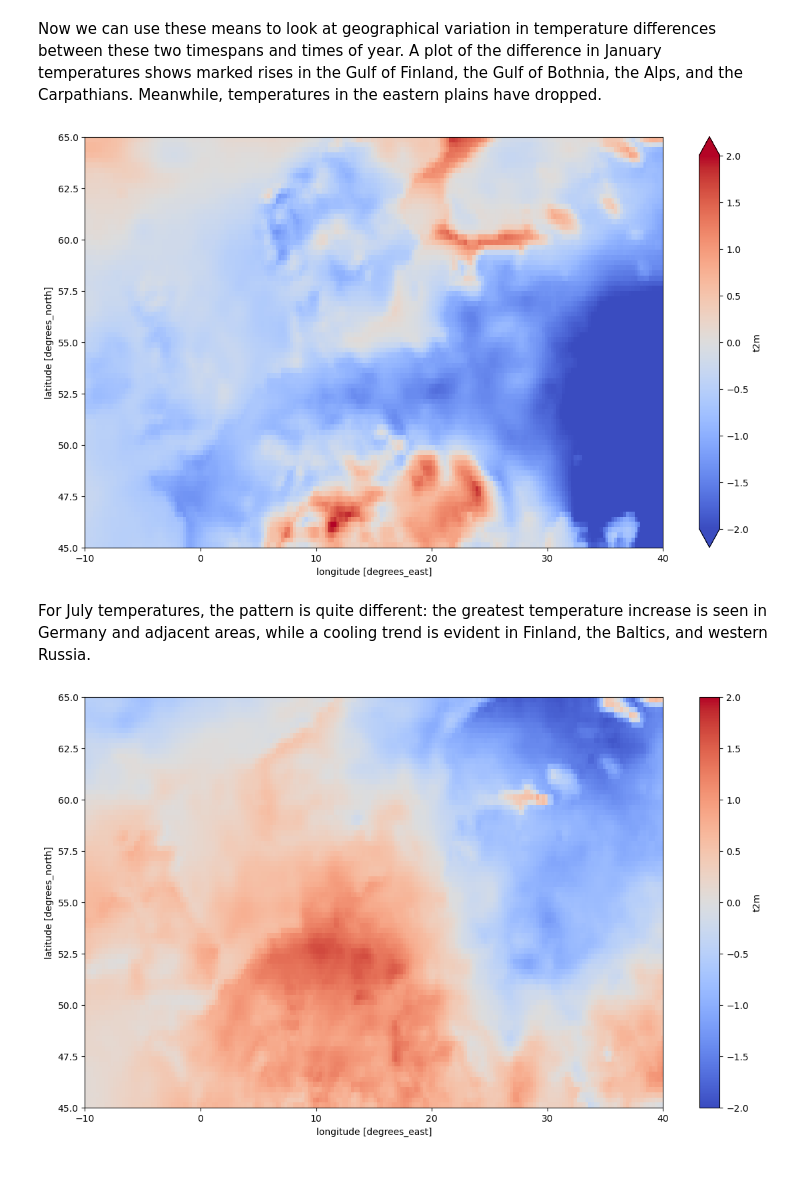
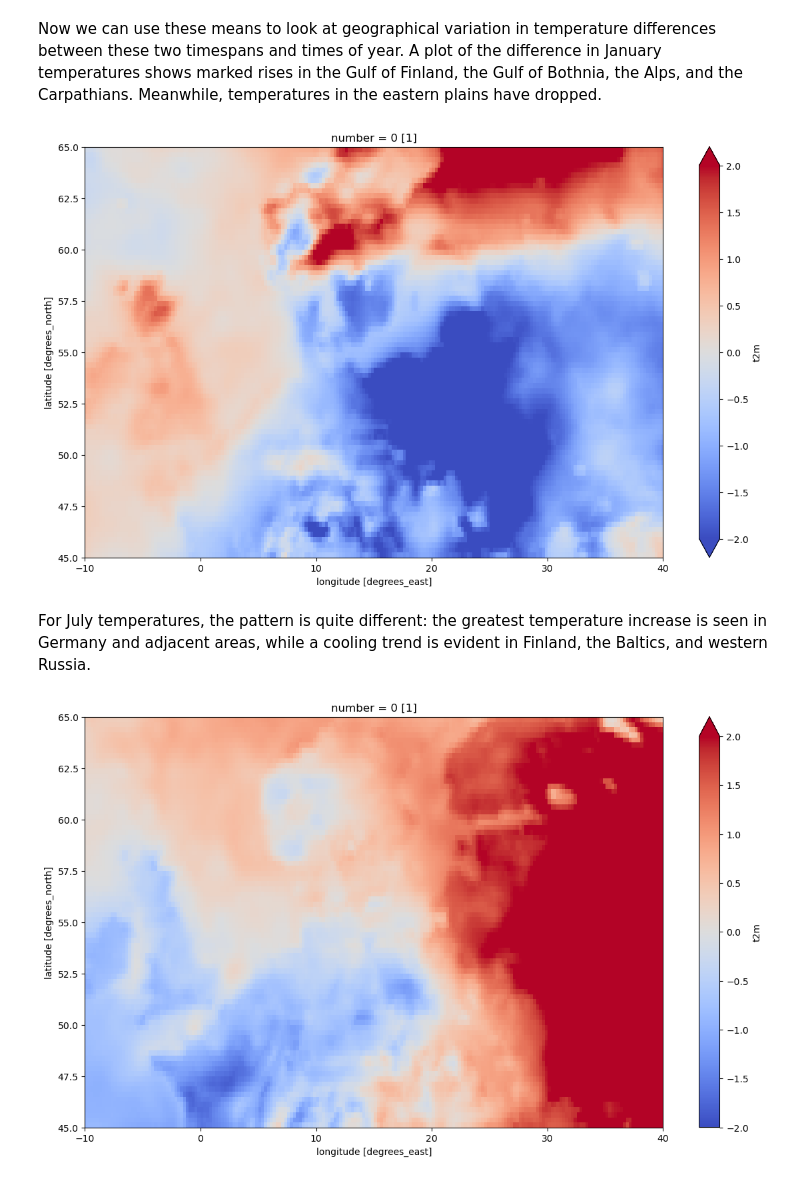
Before and after one commit to xcube-dev/xcube-cds, a Jupyter notebook: examples/notebooks/Ex1-CDS-store-ERA5.ipynb, the cells around one changed output. Drawn from its saved outputs; the diff is of its cells as text; code cells hidden in the pictures.

```diff
--- a/examples/notebooks/Ex1-CDS-store-ERA5.ipynb
+++ b/examples/notebooks/Ex1-CDS-store-ERA5.ipynb
@@ -83,7 +83,7 @@ spatial_res = 0.25
 # %% [markdown]
 For the time range, we select the years 2001 to 2010. The dates are specified in ISO-8601 format.
 # %%
-time_range = ["2001-01-01", "2010-12-31"]
+time_range = ["2001-01-01", "2006-12-31"]
 # %% [markdown]
 List the available opener IDs for this data store. There is only one, `dataset:netcdf:cds`, which opens a dataset constructed from a NetCDF file returned from the CDS API, so we use this one.
 # %%
@@ -157,19 +175,19 @@ plot_map(t2m_2001_jul - t2m_2001_jan)
 # %% [markdown]
 We can make use of the 10-year time series to examine longer-term trends. First, we calculate the mean January and July temperature maps separately for the first and second halves of the dataset (i.e. for 2001-2005 and 2006-2010).
 # %%
-jan_2001_2005 = cube.t2m[0:60:12].mean(axis=0)
-jan_2006_2010 = cube.t2m[60::12].mean(axis=0)
-jul_2001_2005 = cube.t2m[6:60:12].mean(axis=0)
-jul_2006_2010 = cube.t2m[66::12].mean(axis=0)
+jan_2001_2003 = cube.t2m[0:36:12].mean(axis=0)
+jan_2004_2006 = cube.t2m[36::12].mean(axis=0)
+jul_2001_2003 = cube.t2m[6:36:12].mean(axis=0)
+jul_2004_2006 = cube.t2m[42::12].mean(axis=0)
 # %% [markdown]
 Now we can use these means to look at geographical variation in temperature differences between these two timespans and times of year. A plot of the difference in January temperatures shows marked rises in the Gulf of Finland, the Gulf of Bothnia, the Alps, and the Carpathians. Meanwhile, temperatures in the eastern plains have dropped.
 # %%
-plot_map(jan_2006_2010 - jan_2001_2005, (-2, 2), "coolwarm")
+plot_map(jan_2004_2006 - jan_2001_2003, (-2, 2), "coolwarm")
 # %% [output]
-[figure, old version]
+[figure, new version]
 # %% [markdown]
 For July temperatures, the pattern is quite different: the greatest temperature increase is seen in Germany and adjacent areas, while a cooling trend is evident in Finland, the Baltics, and western Russia.
 # %%
-plot_map(jul_2006_2010 - jul_2001_2005, (-2, 2), "coolwarm")
+plot_map(jul_2001_2003 - jul_2004_2006, (-2, 2), "coolwarm")
 # %% [output]
-[figure, old version]
+[figure, new version]
```
Also changed, not shown: parts of 7 cells of this notebook, 8 other files.
